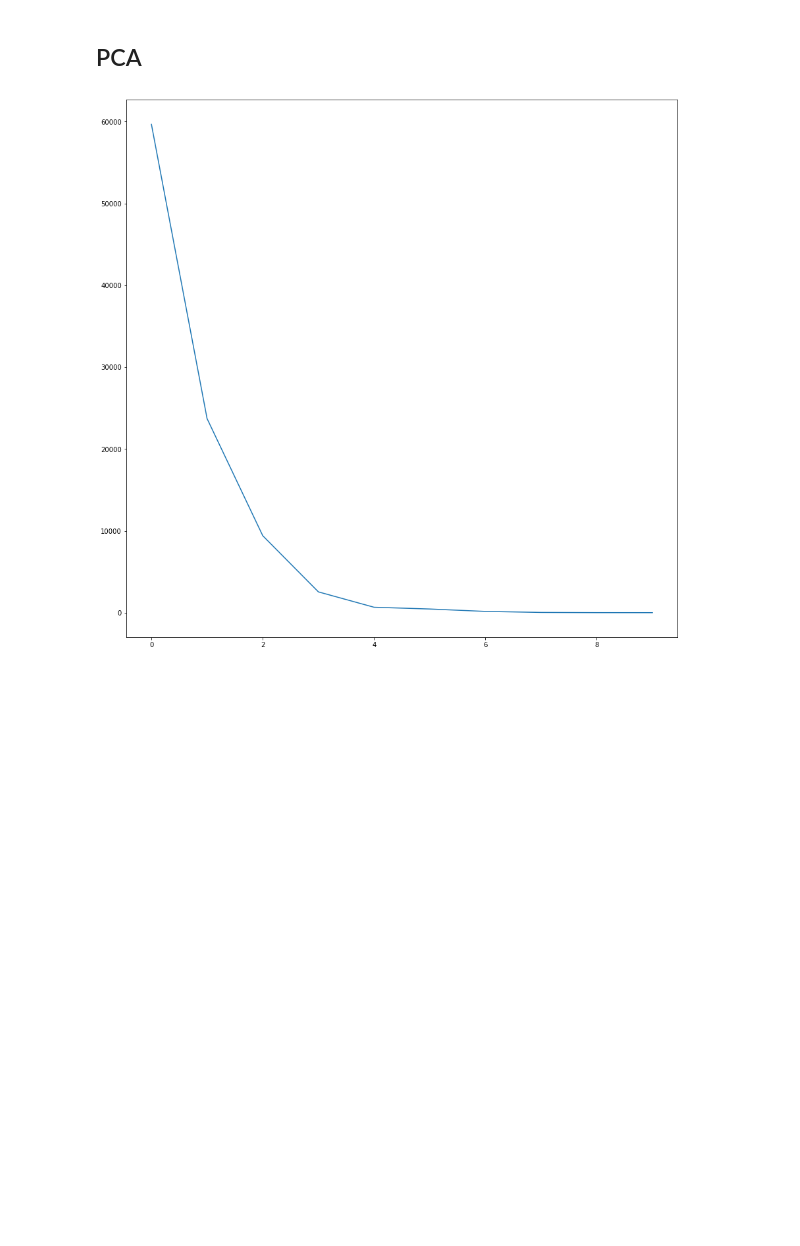
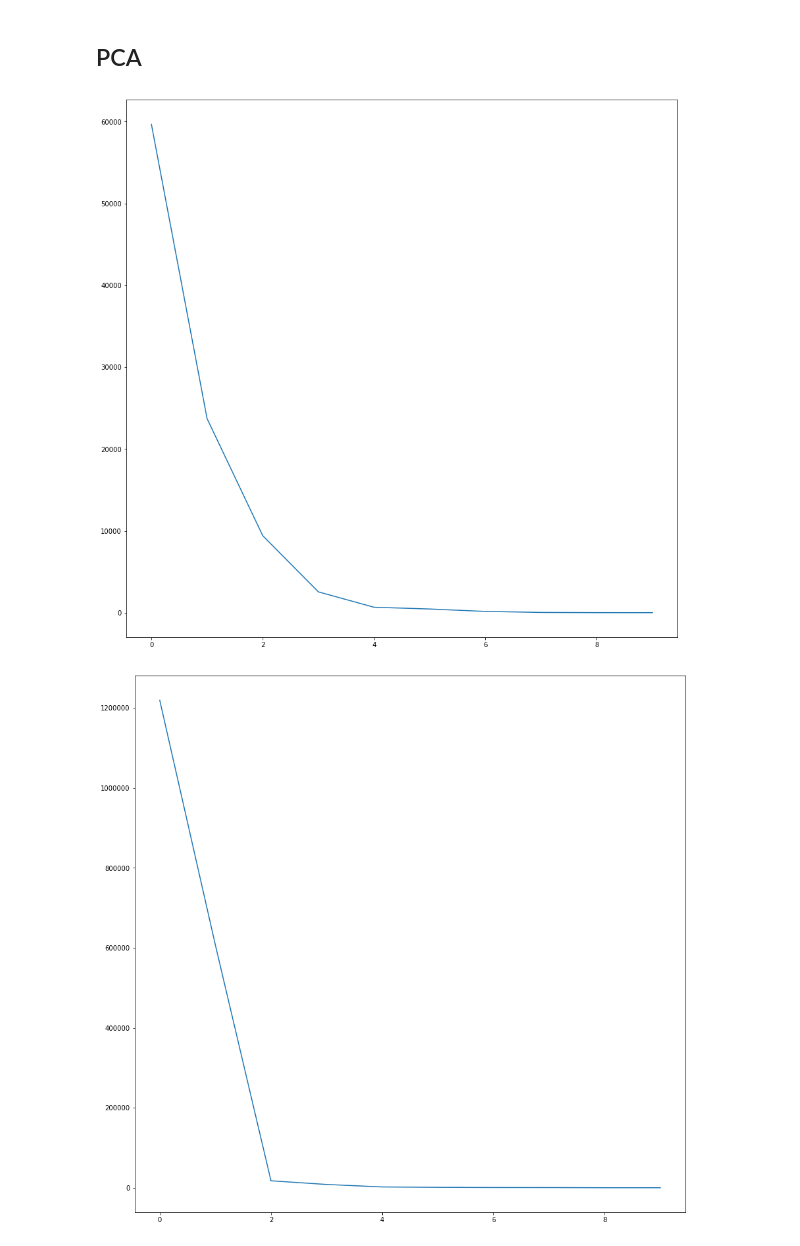
Before and after one commit to j-goldsmith/TurbineTimeSeries.EDA, a Jupyter notebook: src/exploration.ipynb, the cells around one changed output. Saved outputs shown, nothing was run; the diff lists cells and outputs as text; code cells hidden in the pictures; blank space fills up the shorter version.

```diff
--- a/src/exploration.ipynb
+++ b/src/exploration.ipynb
@@ -120,11 +122,12 @@ dtype: float64
 ## Missing Values
 # %%
 df_dropna = df.dropna()
+missing_values = df.isnull().sum().sort_values()
 print('Total Records:',len(df))
 print('Complete Records:',len(df_dropna))
 
 print('Missing Values by Col:')
-print(df.isnull().sum().sort_values())
+print(missing_values)
 # %% [output]
 Total Records: 325348
 Complete Records: 73577
@@ -143,3 +146,8 @@ C_DT7_4         110894
 C_DT7_1         110894
 SC_C_PCT_E1     244434
 Length: 145, dtype: int64
+# %%
+sparse_cols = [x for x in missing_values.index[-10:]]
+clean_data_cols = [x for x in data_cols if x not in sparse_cols]
+df_clean = df[clean_data_cols].dropna()
+print('Clean Records:',len(df_clean))
@@ -146,12 +156,16 @@ Length: 145, dtype: int64
 # %% [markdown]
 ## PCA
 # %%
-var_explained = []
-pca = PCA()
-pca.fit(df_dropna[data_cols])
+def plot_component_explained_variance(data):
+    pca = PCA()
+    pca.fit(data)
 
-plt.plot(pca.explained_variance_[:10])
-plt.show()
+    plt.plot(pca.explained_variance_[:10])
+    plt.show()
+
+plot_component_explained_variance(df_dropna[data_cols])
+plot_component_explained_variance(df_clean)
 # %% [output]
 [figure]
+[figure, added]
 # %%
```
Also changed, not shown: parts of 5 cells of this notebook.
